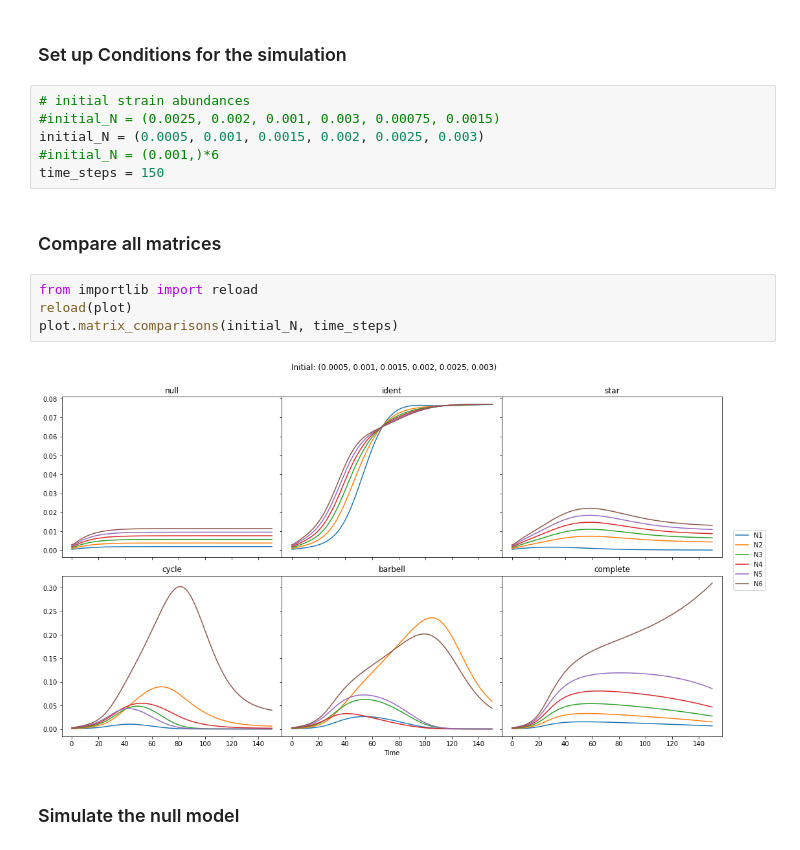
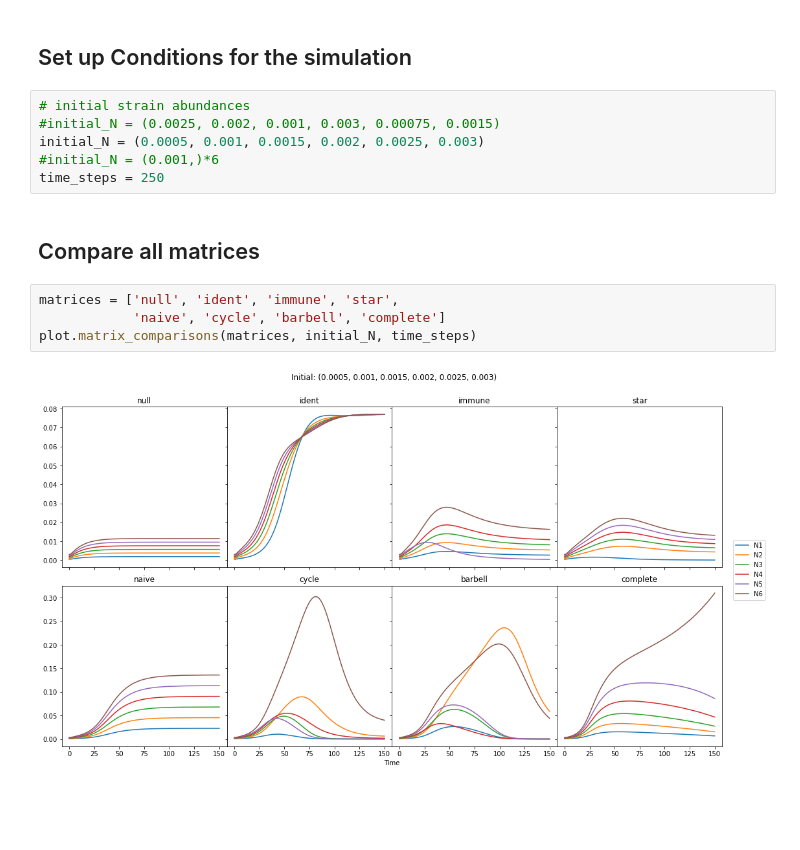
Before and after one commit to DJSiddharthVader/Simulations-02712-Project, a Jupyter notebook: Notebooks/Model_Demo.ipynb, the cells around one changed output. Saved outputs shown, nothing was run; the diff lists cells and outputs as text; blank space fills up the shorter version.

Commit message:
updated demo and figure with more matrices from the paper

```diff
--- a/Notebooks/Model_Demo.ipynb
+++ b/Notebooks/Model_Demo.ipynb
@@ -10,19 +13,17 @@ import plot as plot
 Using the functions defined in `model.py` and `matrix.py` we simulate the model described in Eldar 2011 for 2 strains.
 # %% [markdown]
-### Set up Conditions for the simulation
+## Set up Conditions for the simulation
 # %%
 # initial strain abundances
 #initial_N = (0.0025, 0.002, 0.001, 0.003, 0.00075, 0.0015)
 initial_N = (0.0005, 0.001, 0.0015, 0.002, 0.0025, 0.003)
 #initial_N = (0.001,)*6
-time_steps = 150
+time_steps = 250
 # %% [markdown]
-### Compare all matrices
+## Compare all matrices
-# %%
-from importlib import reload
-reload(plot)
-plot.matrix_comparisons(initial_N, time_steps)
-# %% [output]
-[figure, removed]
-# %% [markdown]
-### Simulate the null model
+# %%
+matrices = ['null', 'ident', 'immune', 'star',
+            'naive', 'cycle', 'barbell', 'complete']
+plot.matrix_comparisons(matrices, initial_N, time_steps)
+# %% [output]
+[figure, added]
```
Also changed, not shown: parts of 15 cells of this notebook, 5 other files.
